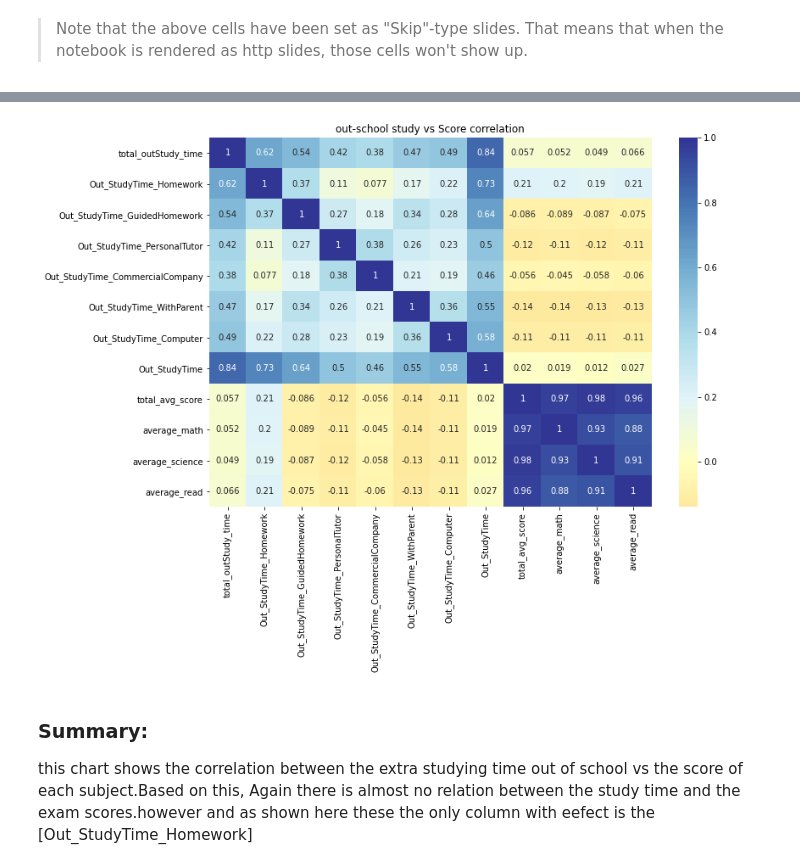
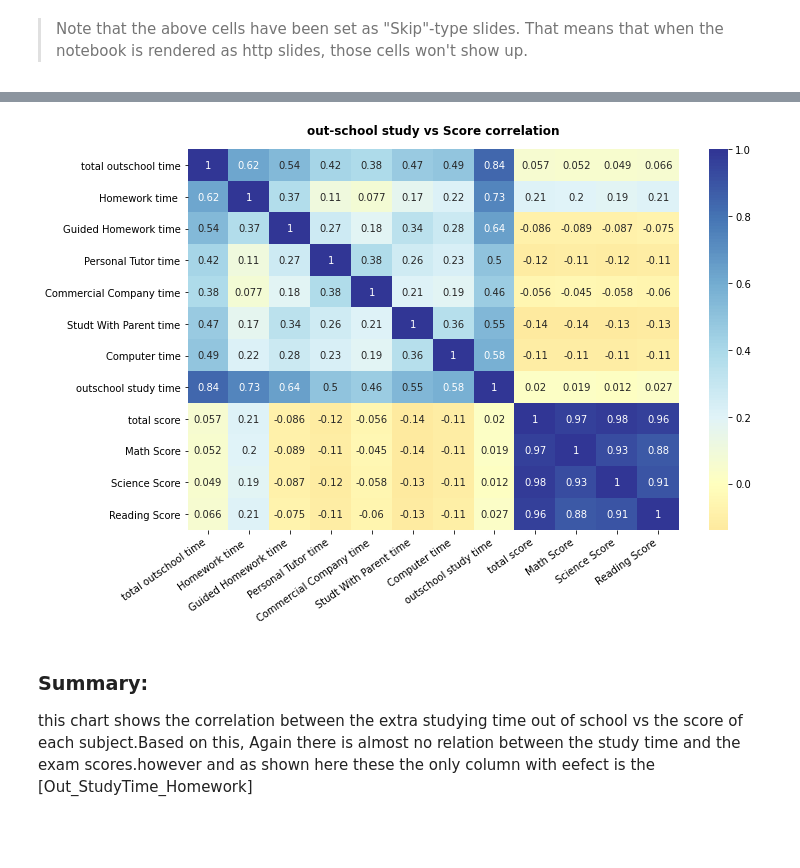
Before and after one commit to walaa-elnozahy/PISA-data-analysis, a Jupyter notebook: PISA-slide_deck.ipynb, the cells around one changed output, grey strips where cells are left out. Drawn from its saved outputs; the diff is of its cells as text; code cells hidden in the pictures; blank space fills up the shorter version.

```diff
--- a/PISA-slide_deck.ipynb
+++ b/PISA-slide_deck.ipynb
@@ -41,6 +37,9 @@ Study Time vs PISA Score
 # %%
 scoresvslearntime = ['total_avg_score','average_math', 'average_science','average_read',
 'Learningtime_testlanguage', 'Learningtime_Mathematics','Learningtime_Science'
+]
+renamelearntime= ['total score','Math Score', 'Science Score','Reading Score',
+'language learning time', 'Math Learning time','Science Learning time'
 ]
 scorevsoutstudy = ['total_outStudy_time','Out_StudyTime_Homework',
                      'Out_StudyTime_GuidedHomework',
@@ -51,6 +50,14 @@ scorevsoutstudy = ['total_outStudy_time','Out_StudyTime_Homework',
                      'Out_StudyTime',
                    'total_avg_score','average_math', 'average_science','average_read'
 ]
+rename=['total outschool time','Homework time ',
+                     'Guided Homework time',
+                     'Personal Tutor time',
+                     'Commercial Company time',
+                     'Studt With Parent time',
+                     'Computer time',
+                     'outschool study time',
+                   'total score','Math Score', 'Science Score','Reading Score'  ]
 # %%
 print ("\033[1m"+ 'Summary: \n'+ "\033[0m" + "This chart shows the correlation between the learning time per each subject vs the score of each subject. Based on this correlation it shows that the learning time actually has low correlation with the students results. which is unexpected")
 # correlation plot
@@ -66,12 +76,16 @@ This chart shows the correlation between the learning time per each subject vs t
 # %%
-plt.figure(figsize=[ 11.69, 8])
-plt.title('out-school study vs Score correlation')
+plt.figure(figsize=[11,7])
 sns.heatmap(df_copy[scorevsoutstudy].corr(), annot = True,cmap="RdYlBu",center = 0)
+plt.title('out-school study vs Score correlation', pad = 15, fontweight = 'semibold')
+
+
+plt.xticks(np.arange(0.5,len(scorevsoutstudy), 1), rename, ha='right', rotation=35)
+plt.yticks(np.arange(0.5,len(scorevsoutstudy), 1), rename, ha='right')
 plt.show()
 
 # print ("\033[1m"+ 'Summary: \n'+ "\033[0m" +'this chart shows the correlation between the extra studying time out of school vs the score of each subject.Based on this, Again there is almost no relation between the study time and the exam scores.however and as shown here these the only column with eefect is the [Out_StudyTime_Homework]')# correlation plot for out study time vs results
 # %% [output]
-[figure, old version]
+[figure, new version]
 # %% [markdown]
 ### Summary:
 this chart shows the correlation between the extra studying time out of school vs the score of each subject.Based on this, Again there is almost no relation between the study time and the exam scores.however and as shown here these the only column with eefect is the [Out_StudyTime_Homework]
```
Also changed, not shown: parts of 18 cells of this notebook, 1 other file.
